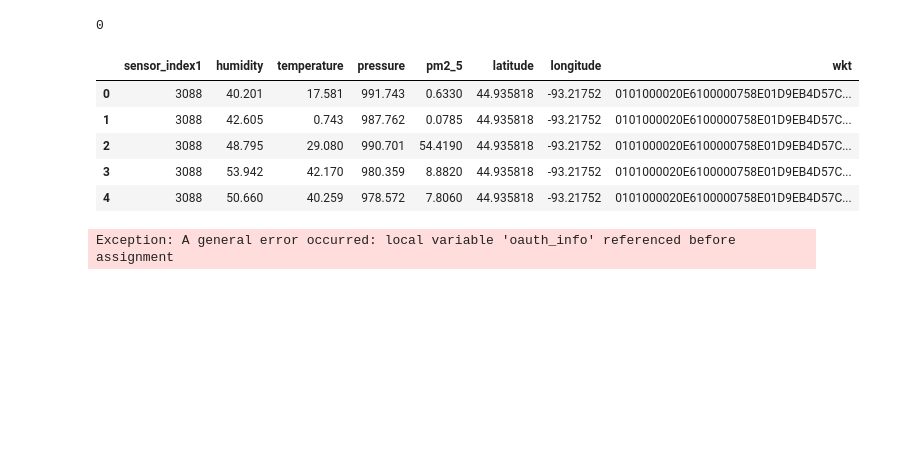
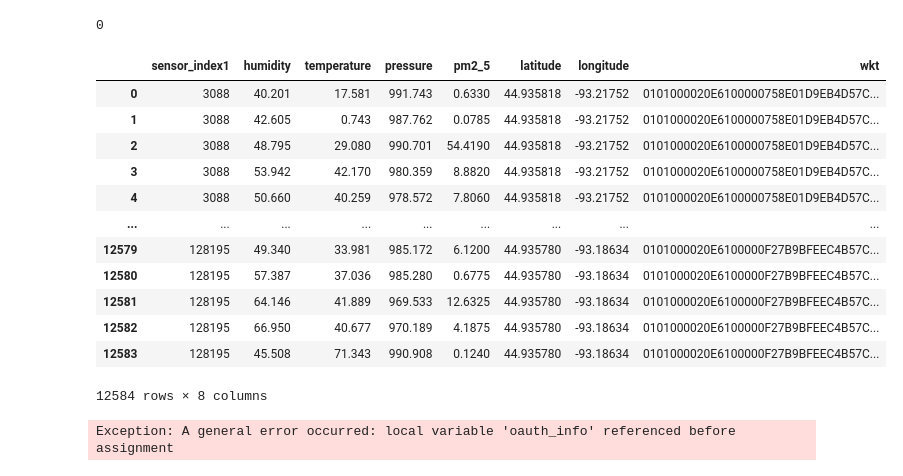
Before and after one commit to RTGS-Lab/QualityAirQualityCities, a Jupyter notebook: Taylor.ipynb, the cells around one changed output. Cells and saved outputs as stored; diff of their text form; code cells hidden in the pictures; blank space fills up the shorter version.

```diff
--- a/Taylor.ipynb
+++ b/Taylor.ipynb
@@ -47,14 +47,21 @@ join_df = pd.DataFrame(cur.fetchall(), columns=[desc[0] for desc in cur.descript
 # %%
 historic_latlong = join_df.drop(['sensor_index','timestamp', 'last_modified', 'date_created', 'last_seen', 'name', 'location_type', 'firmware_version', 'uptime', 'position_rating', 'altitude', 'channel_state', 'channel_flags'], axis=1)
 # %%
-historic_latlong.head()
+historic_latlong
 # %% [output]
 |  | sensor_index1 | humidity | temperature | pressure | pm2_5 | latitude | longitude | wkt |
 | 0 | 3088 | 40.201 | 17.581 | 991.743 | 0.6330 | 44.935818 | -93.21752 | 0101000020E6100000758E01D9EB4D57C... |
 | 1 | 3088 | 42.605 | 0.743 | 987.762 | 0.0785 | 44.935818 | -93.21752 | 0101000020E6100000758E01D9EB4D57C... |
 | 2 | 3088 | 48.795 | 29.080 | 990.701 | 54.4190 | 44.935818 | -93.21752 | 0101000020E6100000758E01D9EB4D57C... |
 | 3 | 3088 | 53.942 | 42.170 | 980.359 | 8.8820 | 44.935818 | -93.21752 | 0101000020E6100000758E01D9EB4D57C... |
 | 4 | 3088 | 50.660 | 40.259 | 978.572 | 7.8060 | 44.935818 | -93.21752 | 0101000020E6100000758E01D9EB4D57C... |
+| ... | ... | ... | ... | ... | ... | ... | ... | ... |
+| 12579 | 128195 | 49.340 | 33.981 | 985.172 | 6.1200 | 44.935780 | -93.18634 | 0101000020E6100000F27B9BFEEC4B57C... |
+| 12580 | 128195 | 57.387 | 37.036 | 985.280 | 0.6775 | 44.935780 | -93.18634 | 0101000020E6100000F27B9BFEEC4B57C... |
+| 12581 | 128195 | 64.146 | 41.889 | 969.533 | 12.6325 | 44.935780 | -93.18634 | 0101000020E6100000F27B9BFEEC4B57C... |
+| 12582 | 128195 | 66.950 | 40.677 | 970.189 | 4.1875 | 44.935780 | -93.18634 | 0101000020E6100000F27B9BFEEC4B57C... |
+| 12583 | 128195 | 45.508 | 71.343 | 990.908 | 0.1240 | 44.935780 | -93.18634 | 0101000020E6100000F27B9BFEEC4B57C... |
+12584 rows × 8 columns
 # %%
 # trying to visualize on AGOL
 #DOES NOT WORK - I think it would work but the credentials don't work
```
Also changed, not shown: parts of 2 cells of this notebook, 2 other files.
